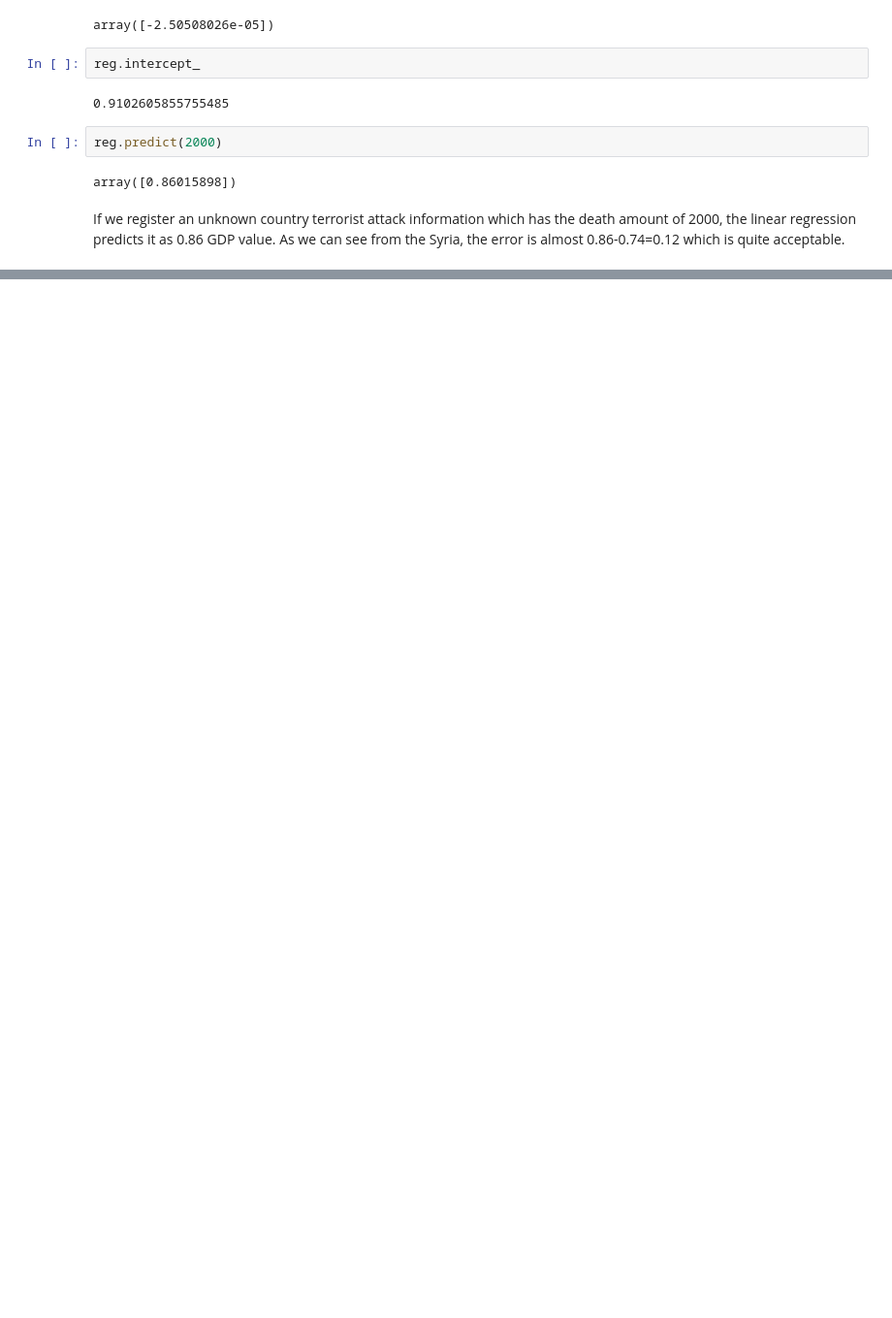
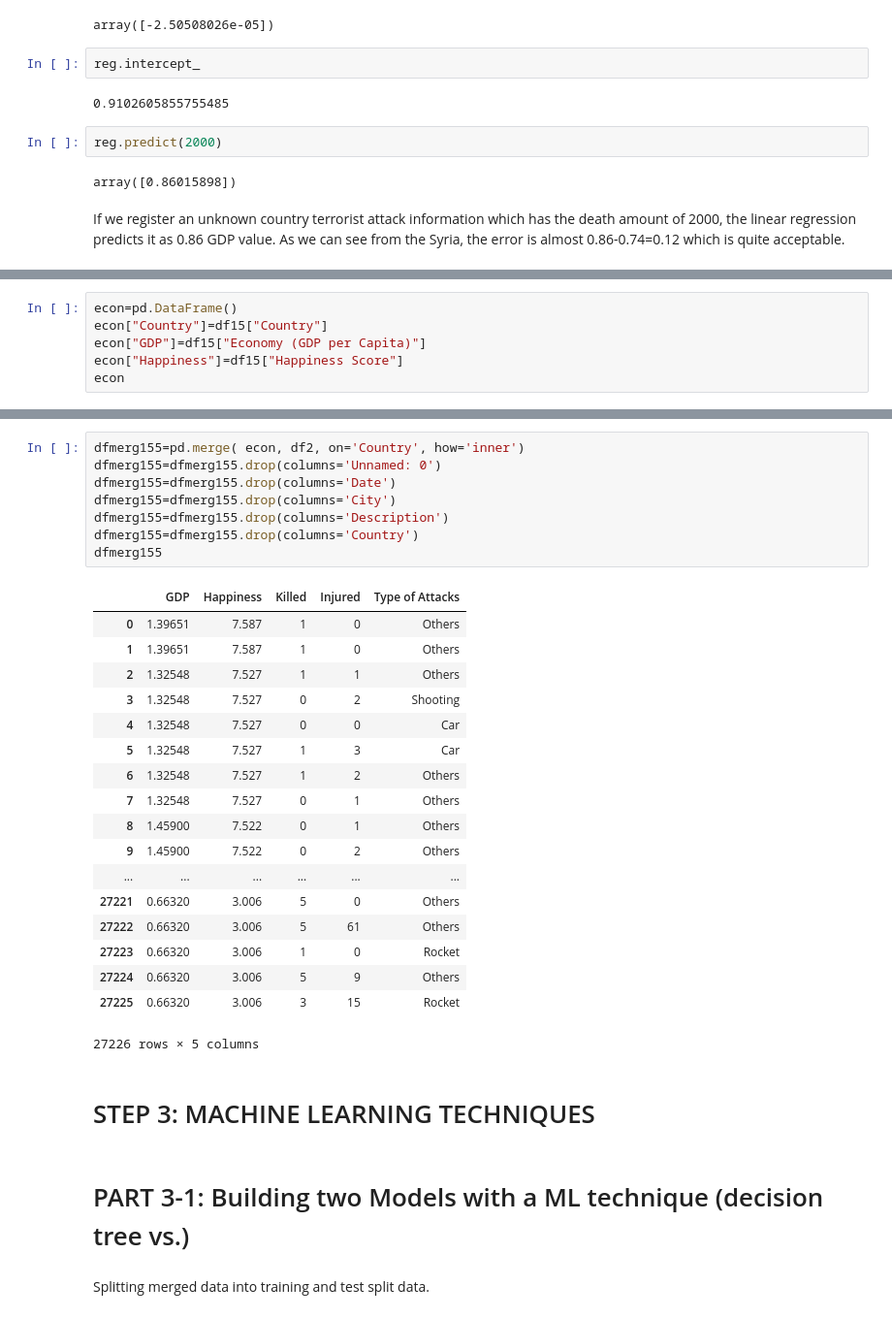
Before and after one commit to ekomurcu/terrorism-analysis, a Jupyter notebook: Terrorism-Happiness-Analysis.ipynb, the cells around one changed output, grey strips where cells are left out. Shown at 97% size. Drawn from its saved outputs; the diff is of its cells as text; blank space fills up the shorter version.

```diff
--- a/Terrorism-Happiness-Analysis.ipynb
+++ b/Terrorism-Happiness-Analysis.ipynb
@@ -672,0 +677,6 @@ As we can see from the Syria, the error is almost 0.86-0.74=0.12 which is quite
+# %%
+econ=pd.DataFrame()
+econ["Country"]=df15["Country"]
+econ["GDP"]=df15["Economy (GDP per Capita)"]
+econ["Happiness"]=df15["Happiness Score"]
+econ
@@ -672,0 +702,33 @@ As we can see from the Syria, the error is almost 0.86-0.74=0.12 which is quite
+# %%
+dfmerg155=pd.merge( econ, df2, on='Country', how='inner')
+dfmerg155=dfmerg155.drop(columns='Unnamed: 0')
+dfmerg155=dfmerg155.drop(columns='Date')
+dfmerg155=dfmerg155.drop(columns='City')
+dfmerg155=dfmerg155.drop(columns='Description')
+dfmerg155=dfmerg155.drop(columns='Country')
+dfmerg155
+# %% [output]
+|  | GDP | Happiness | Killed | Injured | Type of Attacks |
+| 0 | 1.39651 | 7.587 | 1 | 0 | Others |
+| 1 | 1.39651 | 7.587 | 1 | 0 | Others |
+| 2 | 1.32548 | 7.527 | 1 | 1 | Others |
+| 3 | 1.32548 | 7.527 | 0 | 2 | Shooting |
+| 4 | 1.32548 | 7.527 | 0 | 0 | Car |
+| 5 | 1.32548 | 7.527 | 1 | 3 | Car |
+| 6 | 1.32548 | 7.527 | 1 | 2 | Others |
+| 7 | 1.32548 | 7.527 | 0 | 1 | Others |
+| 8 | 1.45900 | 7.522 | 0 | 1 | Others |
+| 9 | 1.45900 | 7.522 | 0 | 2 | Others |
+| ... | ... | ... | ... | ... | ... |
+| 27221 | 0.66320 | 3.006 | 5 | 0 | Others |
+| 27222 | 0.66320 | 3.006 | 5 | 61 | Others |
+| 27223 | 0.66320 | 3.006 | 1 | 0 | Rocket |
+| 27224 | 0.66320 | 3.006 | 5 | 9 | Others |
+| 27225 | 0.66320 | 3.006 | 3 | 15 | Rocket |
+27226 rows × 5 columns
+# %% [markdown]
+# STEP 3: MACHINE LEARNING TECHNIQUES
+# %% [markdown]
+# PART 3-1: Building two Models with a ML technique (decision tree vs.)
+# %% [markdown]
+Splitting merged data into training and test split data.
```
Also changed, not shown: parts of 33 cells of this notebook.
